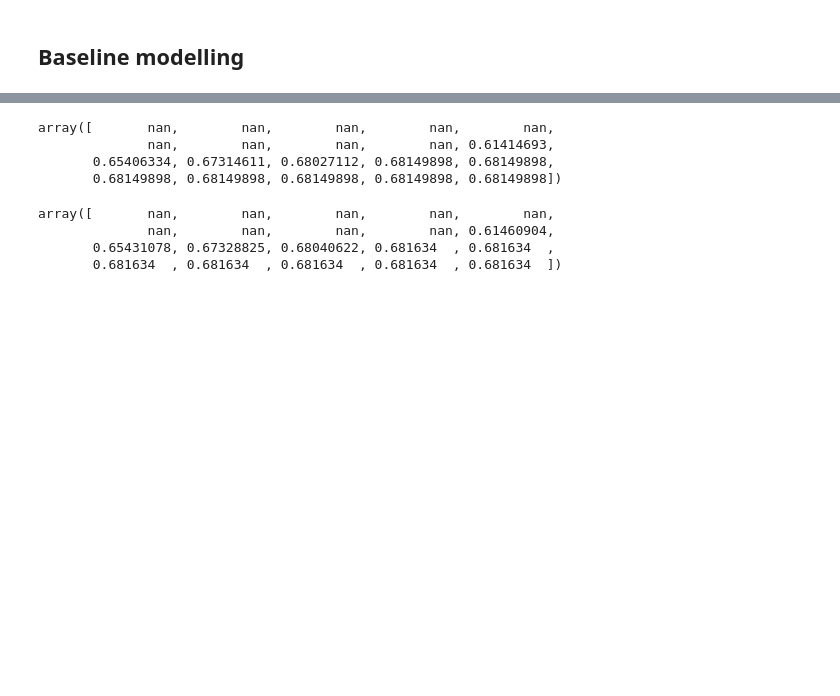
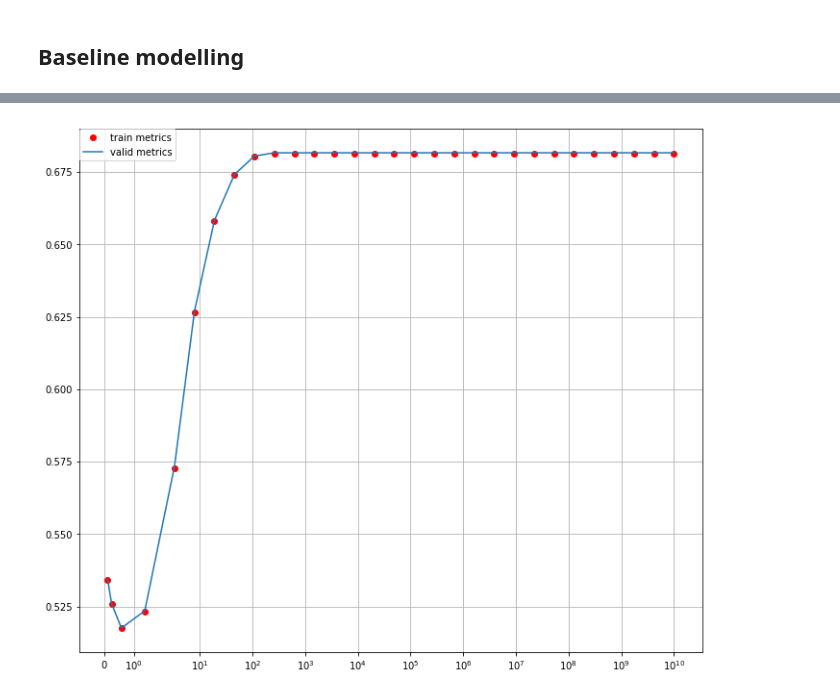
Before and after one commit to ProSerg/SkillFactory, a Jupyter notebook: ML/sfml/hw_04/hw_04.ipynb, the cells around one changed output, grey strips where cells are left out. Drawn from its saved outputs; the diff is of its cells as text; code cells hidden in the pictures; blank space fills up the shorter version.

```diff
--- a/ML/sfml/hw_04/hw_04.ipynb
+++ b/ML/sfml/hw_04/hw_04.ipynb
@@ -146,7 +192,13 @@ model = make_pipeline(
     regressor)
 # %%
 def rlmse_score(y_test, y_hat):
+    """
+    Считаем rlmse ошибку
+    """
     # Your code here
+    # в y_hat есть отрицательыне значения. Зануляю.
+    # Интерсно какой они несут смысл и почему они получаеются.
+    y_hat = list(map(lambda x : x if x >=0 else 0, y_hat.tolist()))
     if len(y_hat) != len(y_test):
         print("Error!")
         return -1
@@ -180,7 +230,8 @@ n_folds = 5
 cv = StratifiedKFold(n_splits=n_folds, shuffle=True, random_state=123)
 
 # Переберем 20 значений в интервале от 10^-3 до 10^5
-alpha_range = np.logspace(-3, 5, 20)
+# Чутка увеличел aplha.
+alpha_range = np.logspace(-1, 10, 30)
 
 param_name = "elasticnet__alpha"
 # пишем не просто alpha, потому что у нас pipeline и sklearn должен как-то понимать параметр какого этапа мы перебираем
@@ -188,7 +239,7 @@ param_name = "elasticnet__alpha"
 # model.fit(df_clean, y_target)
 # regressor.get_params().keys()
 y = y_target.as_matrix()
-train_scores, valid_scores = validation_curve(model, df_clean, y, param_name=param_name, param_range=alpha_range,
+train_scores, valid_scores = validation_curve(model, df_train, y, param_name=param_name, param_range=alpha_range,
                                                cv=cv.split(df_clean, year_month_hour), scoring=rlmse_scorer)
 
 # На выходе мы получим 2 матрицы размера 20 на n_folds
@@ -258,17 +307,11 @@ array([       nan,        nan,        nan,        nan,        nan,
        0.00357685, 0.00357685, 0.00357685, 0.00357685, 0.00357685])
 # %%
 # среднее значение
-np.mean(train_scores, axis=1)
+mean_scores_train = np.mean(train_scores, axis=1)
-# %% [output]
-array([       nan,        nan,        nan,        nan,        nan,
-              nan,        nan,        nan,        nan, 0.61414693,
-       0.65406334, 0.67314611, 0.68027112, 0.68149898, 0.68149898,
-       0.68149898, 0.68149898, 0.68149898, 0.68149898, 0.68149898])
 # %%
 # среднее значение
-np.mean(valid_scores, axis=1)
+mean_scores_valid = np.mean(valid_scores, axis=1)
-# %% [output]
-array([       nan,        nan,        nan,        nan,        nan,
-              nan,        nan,        nan,        nan, 0.61460904,
-       0.65431078, 0.67328825, 0.68040622, 0.681634  , 0.681634  ,
-       0.681634  , 0.681634  , 0.681634  , 0.681634  , 0.681634  ])
+# %%
+draw_graphics(alpha_range, mean_scores_train, mean_scores_valid)
+# %% [output]
+[figure, added]
```
Also changed, not shown: parts of 15 cells of this notebook.
